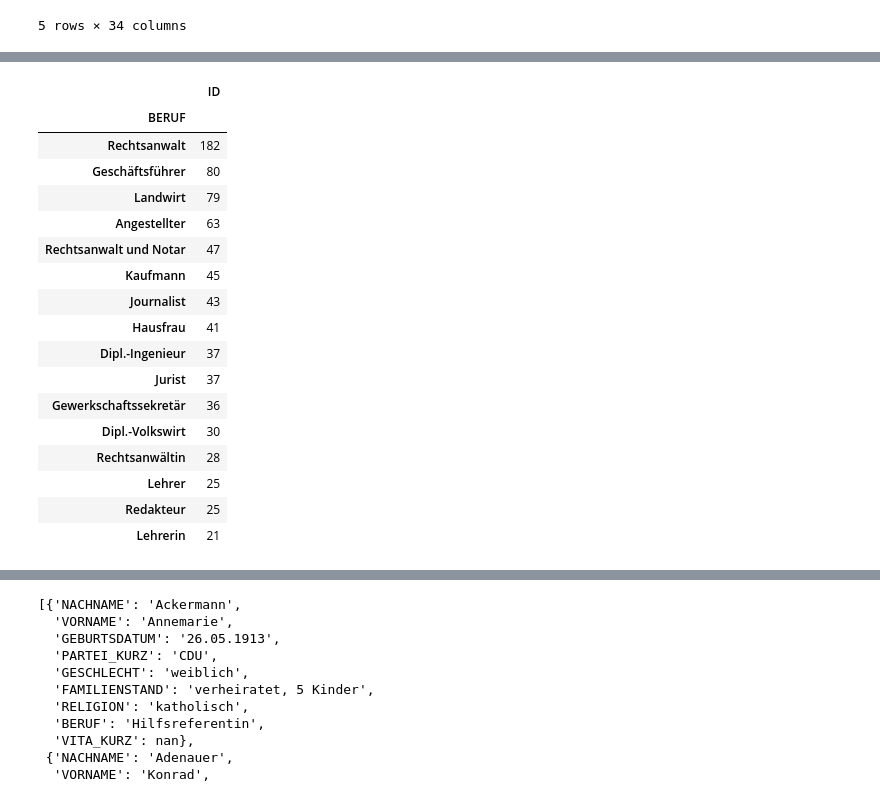
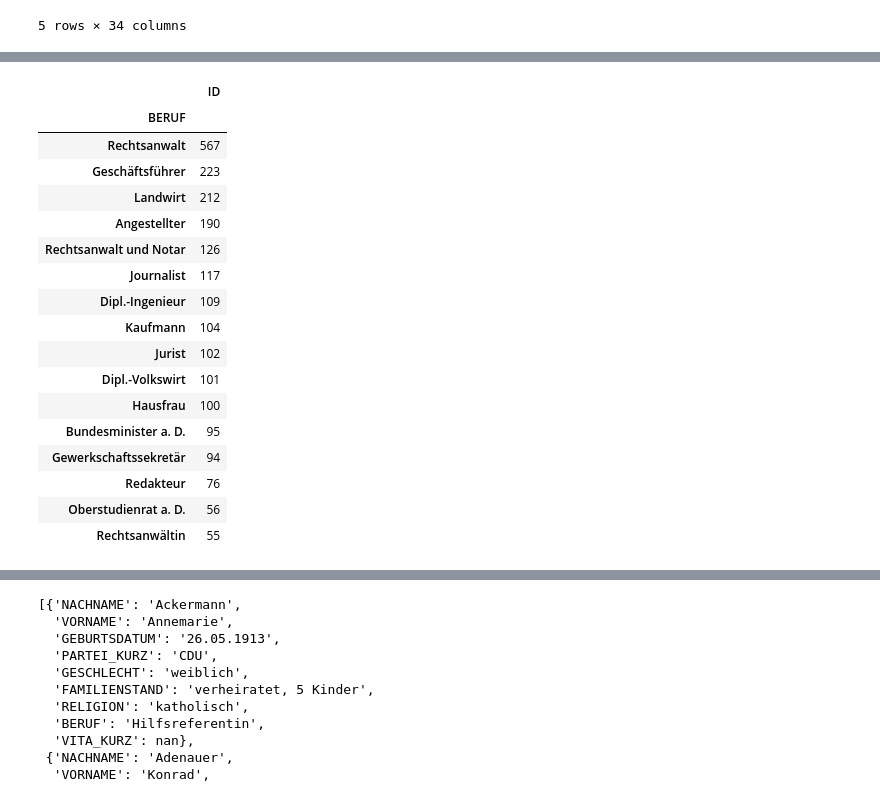
Before and after one commit to mrs-curi0sity/bundestag-mining, a Jupyter notebook: Parse_Stammdaten.ipynb, the cells around one changed output, grey strips where cells are left out. Drawn from its saved outputs; the diff is of its cells as text; code cells hidden in the pictures.

```diff
--- a/Parse_Stammdaten.ipynb
+++ b/Parse_Stammdaten.ipynb
@@ -34,5 +38,30 @@ def get_mdb_data(mdb_xml_path = MDB_XML_PATH):
 
         list_of_mdb.append(mdb_dict)
     return pd.DataFrame(list_of_mdb)
+# %%
+def get_mdb_wp_data(mdb_xml_path = MDB_XML_PATH):
+    list_of_mdb = []
+    MDB_STAMMDATEN = ET.parse(mdb_xml_path)
+    root = MDB_STAMMDATEN.getroot()
+
+    for mdb in root.findall('MDB'):
+        mdb_dict = {}
+        ID, NAMEN, BIOGRAFISCHE_ANGABEN, WAHLPERIODEN = mdb[0], mdb[1], mdb[2], mdb[3]
+
+        mdb_dict['ID'] = ID.text
+        mdb_dict['NACHNAME'] = NAMEN.find('NAME').find('NACHNAME').text
+        mdb_dict['VORNAME'] = NAMEN.find('NAME').find('VORNAME').text
+
+        #print(mdb.tag, mdb.text, mdb.findall('NACHNAME'))
+        for element in BIOGRAFISCHE_ANGABEN:
+            mdb_dict[element.tag] = element.text
+
+        mdb_dict['ANZ_WAHLPERIODEN'] = len(list(WAHLPERIODEN))
+
+        for wahlperiode in WAHLPERIODEN:
+            # one seperate entry per wp
+            mdb_dict['WP']=int(wahlperiode.find('WP').text)
+            list_of_mdb.append(mdb_dict)
+    return pd.DataFrame(list_of_mdb)
 # %%
 df_mdb = get_mdb_data(MDB_XML_PATH)
@@ -60,3 +76,7 @@ Name: PARTEI_KURZ, Length: 4089, dtype: object
 | 3 | 11000004 | Ackermann | Else | 06.11.1933 | Berlin | None | 14.09.2019 | weiblich | ... |
 | 4 | 11000005 | Adam | Ulrich | 09.06.1950 | Teterow, Kr. Teterow, Bezirk Neub... | None | None | männlich | ... |
 5 rows × 34 columns
+# %%
+df_mdb_wp = get_mdb_wp_data()
+print(df_mdb_wp.shape)
+df_mdb_wp.head()
@@ -66,6 +94,7 @@ Name: PARTEI_KURZ, Length: 4089, dtype: object
 # ok, quite expected. some cleaning necessarry: 'BÜNDNIS 90/DIE GRÜNEN', 'DIE GRÜNEN/BÜNDNIS 90', 'GRÜNE'
 for grünen_alias in ['BÜNDNIS 90/DIE GRÜNEN', 'DIE GRÜNEN/BÜNDNIS 90', 'GRÜNE']:
     df_mdb.replace(grünen_alias, 'DIE GRÜNEN', inplace=True)
+    df_mdb_wp.replace(grünen_alias, 'DIE GRÜNEN', inplace=True)
 # %% [markdown]
 # save as csv
 # %%
@@ -146,26 +169,26 @@ df_mdb[['ID', 'RELIGION']].groupby('RELIGION').count().sort_values(by='ID', asce
 | griechisch-orthodox | 1 |
 | neuapostolisch | 1 |
 # %%
-# so viele Busfahrer und Krankenschwestern!
-df_mdb[['ID', 'BERUF']].groupby('BERUF').count().sort_values(by='ID', ascending=False).head(16).head(16)
+# jetzt wirds richtig vielseitig. so viele Busfahrer und Krankenschwestern!
+df_mdb_wp[['ID', 'BERUF']].groupby('BERUF').count().sort_values(by='ID', ascending=False).head(16).head(16)
 # %% [output]
 |  | ID |
 | BERUF |  |
-| Rechtsanwalt | 182 |
-| Geschäftsführer | 80 |
-| Landwirt | 79 |
-| Angestellter | 63 |
-| Rechtsanwalt und Notar | 47 |
-| Kaufmann | 45 |
-| Journalist | 43 |
-| Hausfrau | 41 |
-| Dipl.-Ingenieur | 37 |
-| Jurist | 37 |
-| Gewerkschaftssekretär | 36 |
-| Dipl.-Volkswirt | 30 |
-| Rechtsanwältin | 28 |
-| Lehrer | 25 |
-| Redakteur | 25 |
-| Lehrerin | 21 |
+| Rechtsanwalt | 567 |
+| Geschäftsführer | 223 |
+| Landwirt | 212 |
+| Angestellter | 190 |
+| Rechtsanwalt und Notar | 126 |
+| Journalist | 117 |
+| Dipl.-Ingenieur | 109 |
+| Kaufmann | 104 |
+| Jurist | 102 |
+| Dipl.-Volkswirt | 101 |
+| Hausfrau | 100 |
+| Bundesminister a. D. | 95 |
+| Gewerkschaftssekretär | 94 |
+| Redakteur | 76 |
+| Oberstudienrat a. D. | 56 |
+| Rechtsanwältin | 55 |
 # %%
 # gehen sie weiter. hier gibt es kein Klischee zu erkennen!
```
Also changed, not shown: parts of 22 cells of this notebook, 1 other file.
